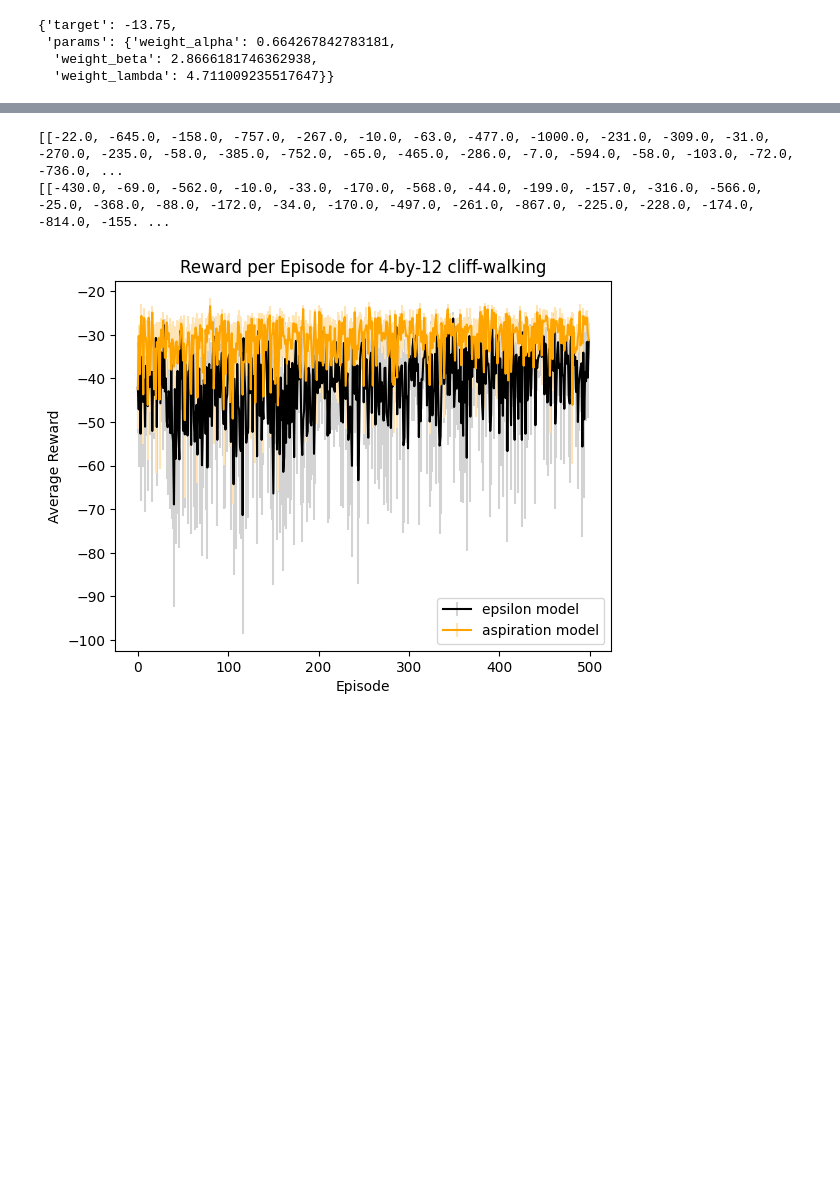
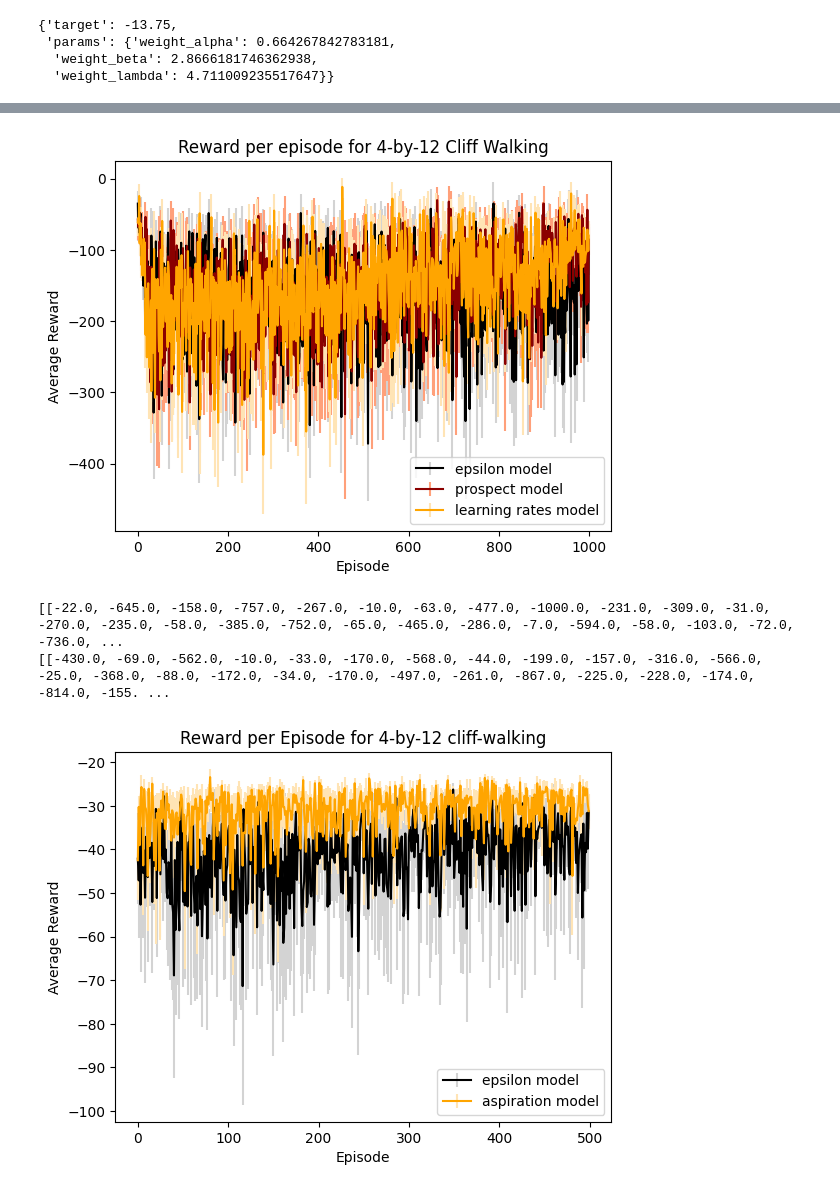
Before and after one commit to lucasjirwin/Intrinsically-motivated-Prospect-Theory-RL-agent, a Jupyter notebook: Thesis_Training_Reward_Functions.ipynb, the cells around one changed output, grey strips where cells are left out. Cells and saved outputs as stored; diff of their text form; code cells hidden in the pictures; blank space fills up the shorter version.

```diff
--- a/Thesis_Training_Reward_Functions.ipynb
+++ b/Thesis_Training_Reward_Functions.ipynb
@@ -428,10 +407,22 @@ def run_experiment(num_runs, epsilon=0, aspiration=1, weight_1=1, weight_2=1,
                     use_aspiration=use_aspiration, use_prospect=use_prospect)
     rewards = []
     for i in range(num_runs):
-        reward_per_episode = play(environment, agent, learn=True, trials=100)
+        print(i)
+        environment= GridWorld()
+        agent = Q_Agent(environment, epsilon=epsilon, aspiration=aspiration,
+                    weight_1=weight_1, weight_2=weight_2, weight_alpha=weight_alpha,
+                    weight_beta=weight_beta, weight_lambda=weight_lambda,
+                    use_aspiration=use_aspiration, use_prospect=use_prospect)
+        reward_per_episode = play(environment, agent, learn=True, trials=5000)
         rewards.append(reward_per_episode)
     return rewards
 # %%
 import numpy as np
 import matplotlib.pyplot as plt
 from scipy.stats import sem
+# %%
+rewards_3 = run_experiment(10, epsilon = 0.1)
+print(rewards_3)
+# calculate the average and confidence intervals of the rewards
+avg_rewards_3 = np.mean(rewards_3, axis= 0)
+ci_3 = sem(rewards_3, axis=0)   # 95% confidence interval* 1.96
@@ -469,0 +494,13 @@ ci_3 = sem(rewards_3, axis=0)  # 95% confidence interval
+# %%
+rewards_2 = run_experiment(10, epsilon=0.1, weight_alpha=0.88,
+                           weight_beta=0.88, weight_lambda = 2.25,
+                           use_prospect=True)
+
+# 'weight_alpha': 0.9645957444920839,
+#   'weight_beta': 0.4697866570151882,
+#   'weight_lambda': 1.9471427334308289
+
+# calculate the average and confidence intervals of the rewards
+print(rewards_2)
+avg_rewards_2 = np.mean(rewards_2, axis= 0)
+ci_2 = sem(rewards_2, axis=0)  # 95% confidence interval
@@ -470,3 +519,18 @@ ci_3 = sem(rewards_3, axis=0)  # 95% confidence interval
+# %%
+plt.errorbar(np.arange(len(avg_rewards_1)), avg_rewards_1, yerr = ci, color='black',
+             ecolor='lightgray', label="epsilon model" )
+plt.errorbar(np.arange(len(avg_rewards_2)), avg_rewards_2, yerr = ci_2, color='darkred',
+             ecolor='lightsalmon',label ="prospect model" )
+plt.errorbar(np.arange(len(avg_rewards_3)), avg_rewards_3, yerr = ci_3, color='orange',
+             ecolor='moccasin',label ="learning rates model" )
+
+plt.title("Reward per episode for 4-by-12 Cliff Walking")
+plt.xlabel("Episode")
+plt.ylabel("Average Reward")
+plt.legend(loc ='lower right')
+plt.show()
+# %% [output]
+[figure, added]
 # %%
 # # run the experiment 50 times and collect the rewards
 num_experiments = 50
```
Also changed, not shown: parts of 9 cells of this notebook.
